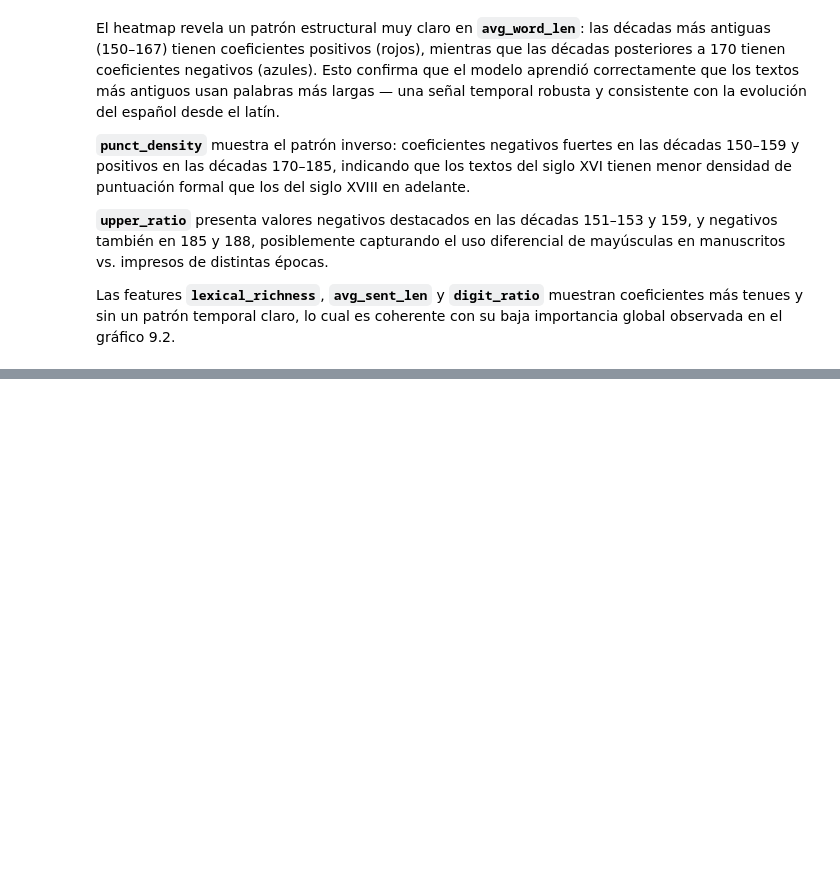
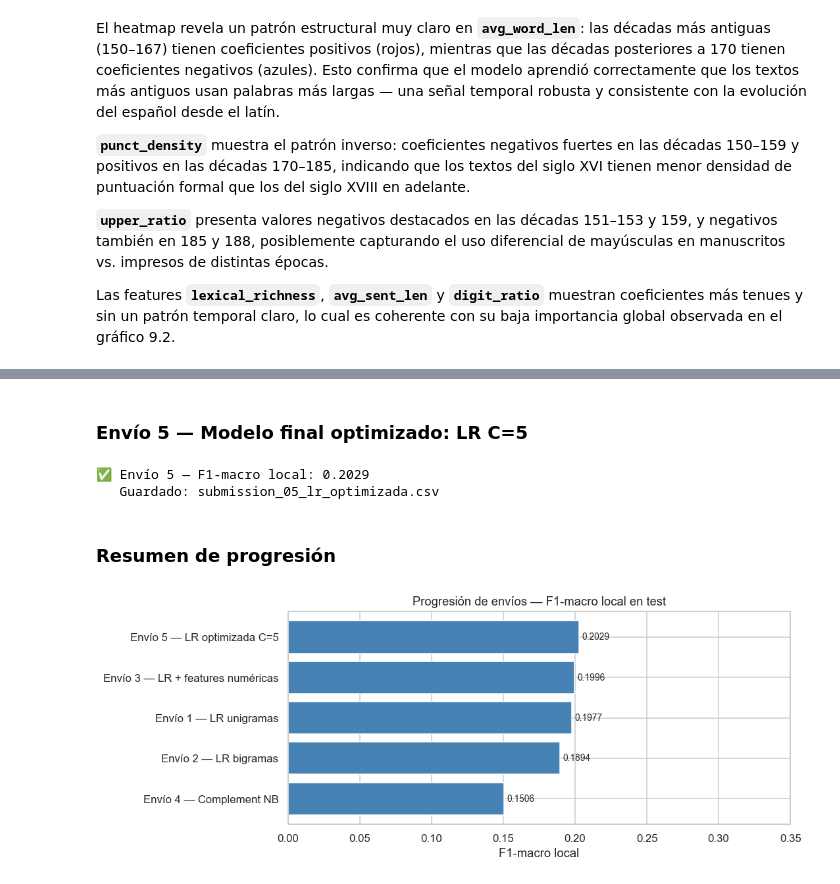
Before and after one commit to jcamilc17/Proyecto_1-ML, a Jupyter notebook: Proyecto1.ipynb, the cells around one changed output, grey strips where cells are left out. Saved outputs shown, nothing was run; the diff lists cells and outputs as text; code cells hidden in the pictures; blank space fills up the shorter version.

Commit message:
🎨 Generación de Envios Kaggle

```diff
--- a/Proyecto1.ipynb
+++ b/Proyecto1.ipynb
@@ -1293,0 +1306,14 @@ Las features **`lexical_richness`**, **`avg_sent_len`** y **`digit_ratio`** mues
+# %%
+# ─────────────────────────────────────────────
+# 10. GENERACIÓN DE ENVÍOS PARA KAGGLE
+# ─────────────────────────────────────────────
+import os
+os.makedirs('./submissions', exist_ok=True)
+
+# DataFrame de evaluación listo para usar
+X_eval = pd.concat([
+    df_eval['text_clean'].reset_index(drop=True),
+    features_eval.reset_index(drop=True)
+], axis=1)
+
+scores_envios = {}
@@ -1293,0 +1443,36 @@ Las features **`lexical_richness`**, **`avg_sent_len`** y **`digit_ratio`** mues
+# %% [markdown]
+### Envío 5 — Modelo final optimizado: LR C=5
+# %%
+# ── Envío 5: Modelo final optimizado — LR C=5 ──
+pd.DataFrame({
+    'id':     df_eval['id'],
+    'answer': best_model_final.predict(X_eval)
+}).to_csv('./submissions/submission_05_lr_optimizada.csv', index=False)
+
+scores_envios['Envío 5 — LR optimizada C=5'] = f1_best
+print(f"✅ Envío 5 — F1-macro local: {f1_best:.4f}")
+print("   Guardado: submission_05_lr_optimizada.csv")
+# %% [output]
+✅ Envío 5 — F1-macro local: 0.2029
+   Guardado: submission_05_lr_optimizada.csv
+# %% [markdown]
+### Resumen de progresión
+# %%
+# ── Resumen de progresión ──
+df_scores = pd.DataFrame(
+    list(scores_envios.items()),
+    columns=['Modelo', 'F1-macro local']
+).sort_values('F1-macro local', ascending=True)
+
+fig, ax = plt.subplots(figsize=(10, 4))
+ax.barh(df_scores['Modelo'], df_scores['F1-macro local'],
+        color='steelblue', edgecolor='white')
+ax.set_xlabel('F1-macro local')
+ax.set_title('Progresión de envíos — F1-macro local en test')
+ax.set_xlim(0, 0.35)
+for i, v in enumerate(df_scores['F1-macro local']):
+    ax.text(v + 0.002, i, f'{v:.4f}', va='center', fontsize=9)
+plt.tight_layout()
+plt.show()
+# %% [output]
+[figure, added]
```
Also changed, not shown: parts of 10 cells of this notebook, 5 other files.
